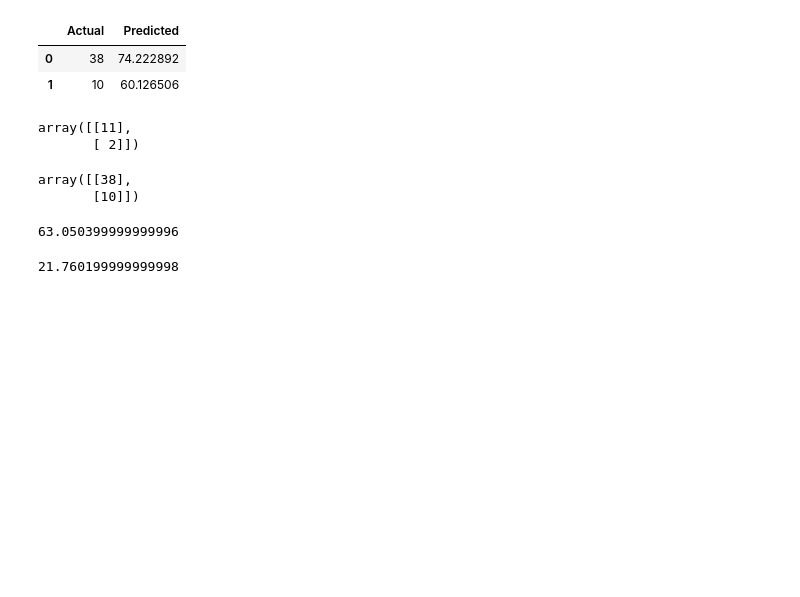
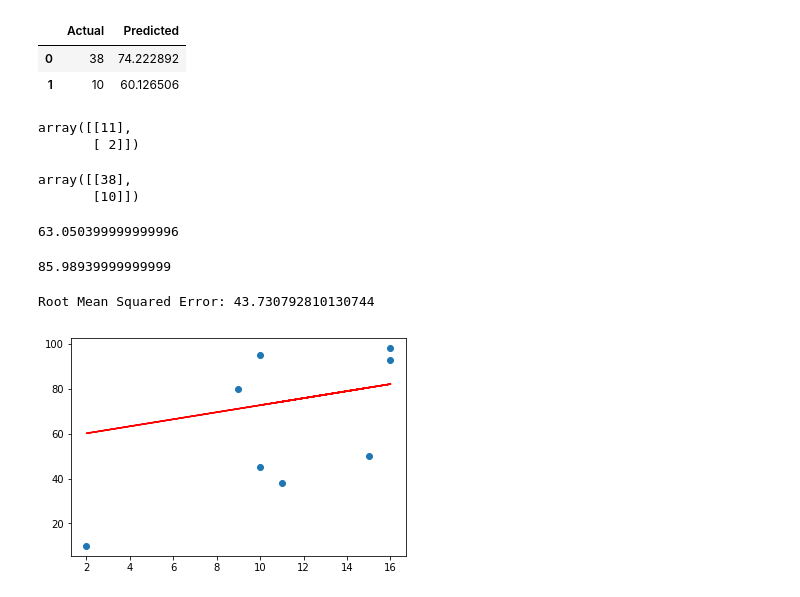
Before and after one commit to pratiksha-sancheti/LP3, a Jupyter notebook: A1/A1.ipynb, the cells around one changed output. Saved outputs shown, nothing was run; the diff lists cells and outputs as text; code cells hidden in the pictures; blank space fills up the shorter version.

```diff
--- a/A1/A1.ipynb
+++ b/A1/A1.ipynb
@@ -133,7 +158,18 @@ risk_score
 # %% [output]
 63.050399999999996
 # %%
-risk_score = 4.5878 * 2 + 12.5846
+risk_score = 4.5878 * 16 + 12.5846
 risk_score
 # %% [output]
-21.760199999999998
+85.98939999999999
+# %%
+print('Root Mean Squared Error:', np.sqrt(metrics.mean_squared_error(y_test, y_pred)))
+# %% [output]
+Root Mean Squared Error: 43.730792810130744
+# %%
+y_pred = regressor.predict(X)
+plt.scatter(X, y)
+plt.plot(X, y_pred, color='red')
+plt.show()
+# %% [output]
+[figure, added]
```
Also changed, not shown: parts of 7 cells of this notebook.
